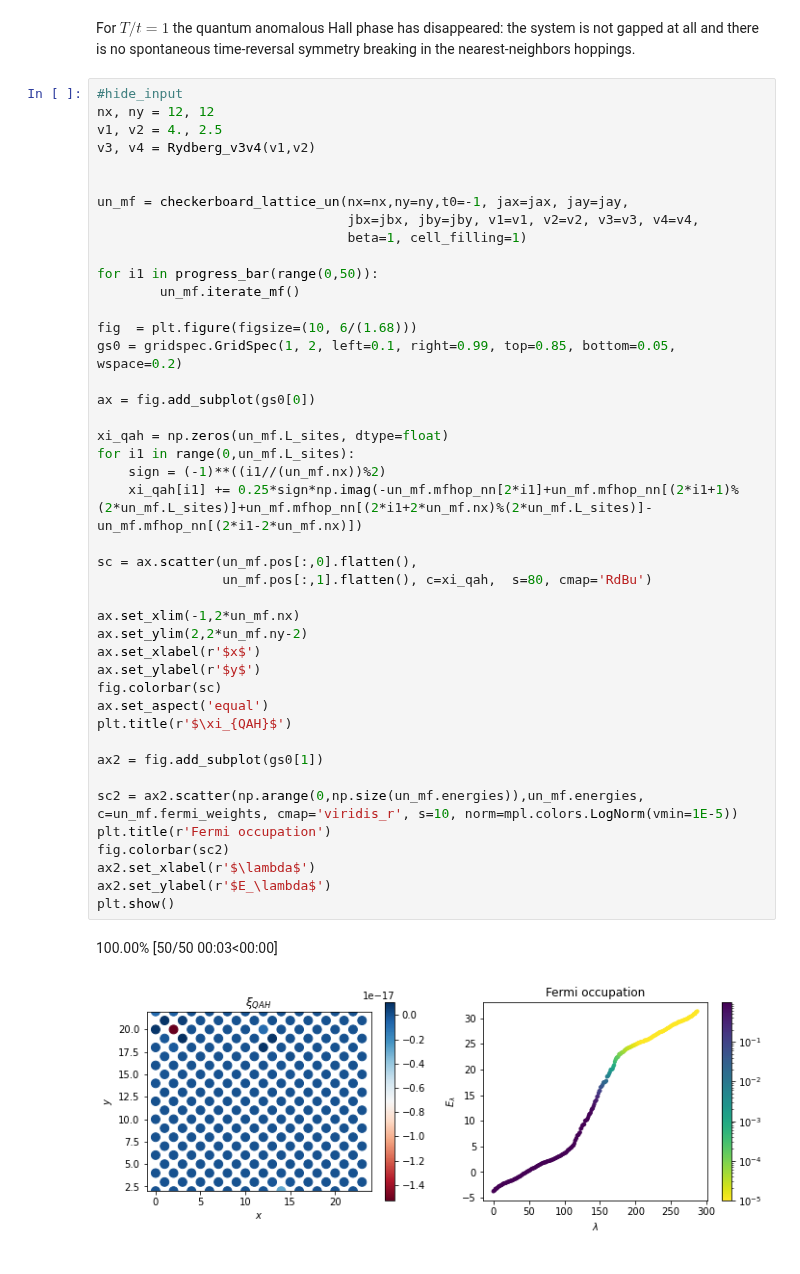
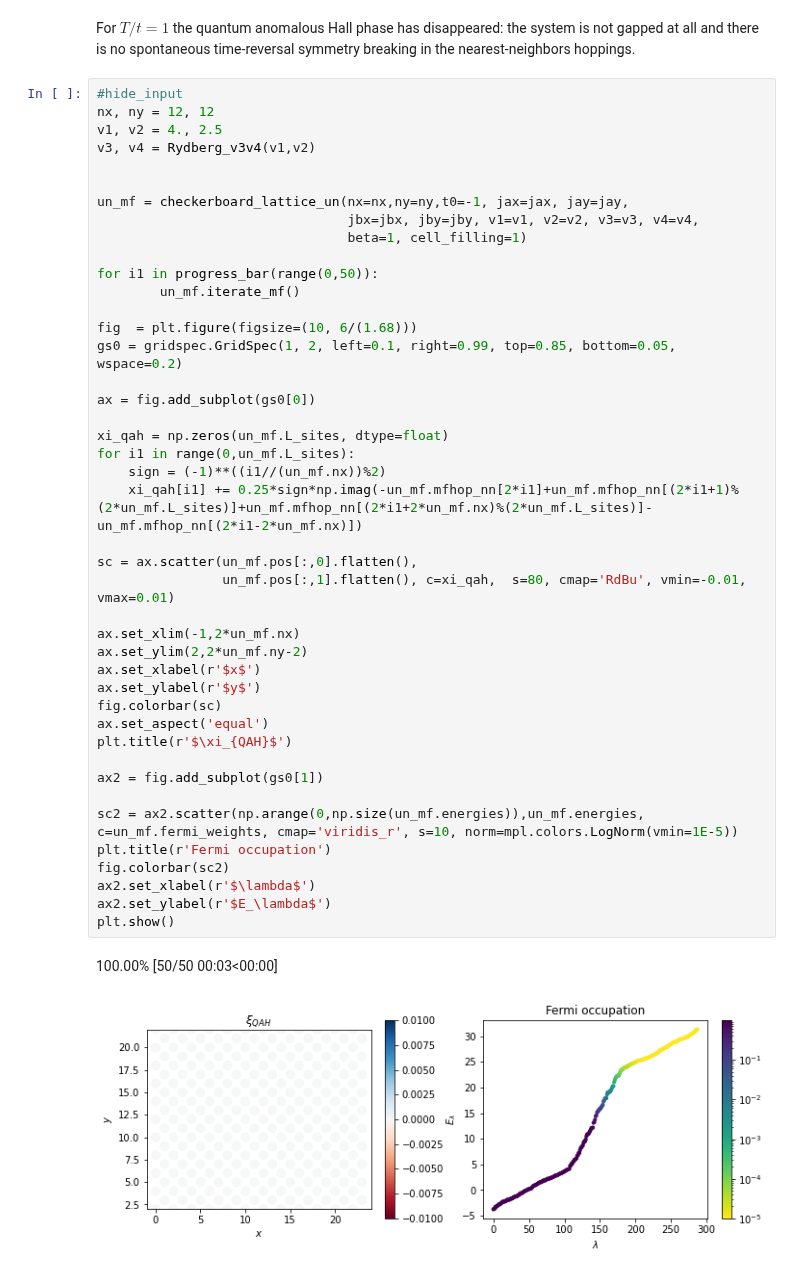
Before and after one commit to SergiJulia94/topological_mott_insulator, a Jupyter notebook: nbs/example_unrestricted.ipynb, the cells around one changed output. Drawn from its saved outputs; the diff is of its cells as text.

```diff
--- a/nbs/example_unrestricted.ipynb
+++ b/nbs/example_unrestricted.ipynb
@@ -338,32 +338,32 @@ for i1 in progress_bar(range(0,50)):
 fig  = plt.figure(figsize=(10, 6/(1.68)))
 gs0 = gridspec.GridSpec(1, 2, left=0.1, right=0.99, top=0.85, bottom=0.05, wspace=0.2)
 
 ax = fig.add_subplot(gs0[0])
 
 xi_qah = np.zeros(un_mf.L_sites, dtype=float)
 for i1 in range(0,un_mf.L_sites):
     sign = (-1)**((i1//(un_mf.nx))%2)
     xi_qah[i1] += 0.25*sign*np.imag(-un_mf.mfhop_nn[2*i1]+un_mf.mfhop_nn[(2*i1+1)%(2*un_mf.L_sites)]+un_mf.mfhop_nn[(2*i1+2*un_mf.nx)%(2*un_mf.L_sites)]-un_mf.mfhop_nn[(2*i1-2*un_mf.nx)])
 
 sc = ax.scatter(un_mf.pos[:,0].flatten(),
-                un_mf.pos[:,1].flatten(), c=xi_qah,  s=80, cmap='RdBu')
+                un_mf.pos[:,1].flatten(), c=xi_qah,  s=80, cmap='RdBu', vmin=-0.01, vmax=0.01)
 
 ax.set_xlim(-1,2*un_mf.nx)
 ax.set_ylim(2,2*un_mf.ny-2)
 ax.set_xlabel(r'$x$')
 ax.set_ylabel(r'$y$')
 fig.colorbar(sc)
 ax.set_aspect('equal')
 plt.title(r'$\xi_{QAH}$')
 
 ax2 = fig.add_subplot(gs0[1])
 
 sc2 = ax2.scatter(np.arange(0,np.size(un_mf.energies)),un_mf.energies, c=un_mf.fermi_weights, cmap='viridis_r', s=10, norm=mpl.colors.LogNorm(vmin=1E-5))
 plt.title(r'Fermi occupation')
 fig.colorbar(sc2)
 ax2.set_xlabel(r'$\lambda$')
 ax2.set_ylabel(r'$E_\lambda$')
 plt.show()
 # %% [output]
 100.00% [50/50 00:03<00:00]
-[figure, old version]
+[figure, new version]
```
Also changed, not shown: 1 other file.
